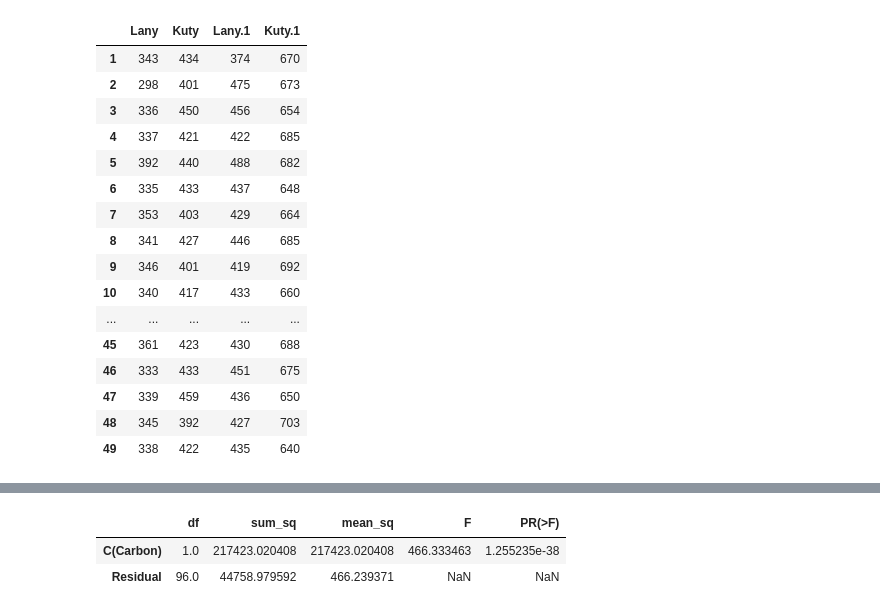
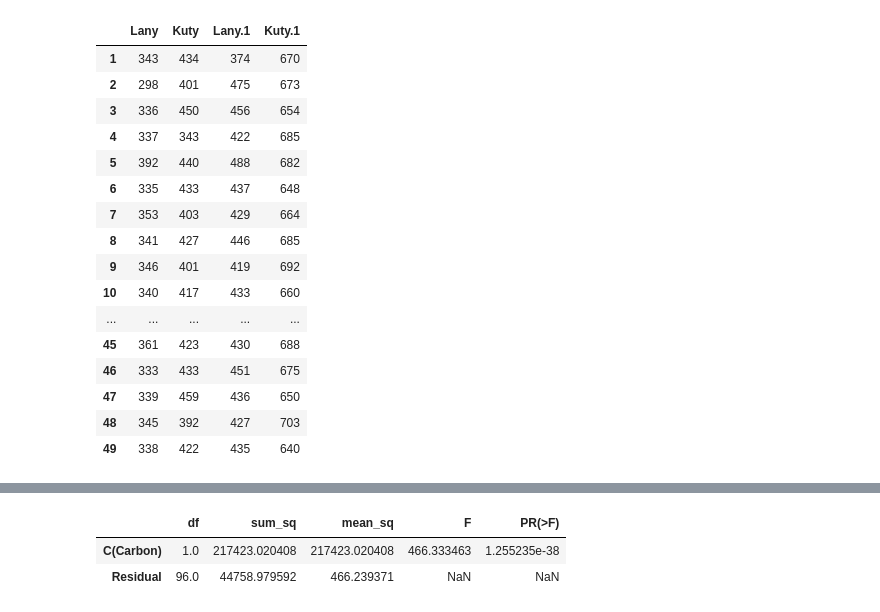
Before and after one commit to ironnext22/statystyczna-analiza-danych, a Jupyter notebook: stat 62.ipynb, the cells around one changed output, grey strips where cells are left out. Cells and saved outputs as stored; diff of their text form; code cells hidden in the pictures.

```diff
--- a/stat 62.ipynb
+++ b/stat 62.ipynb
@@ -6,39 +6,39 @@ import numpy as np
 import seaborn as sns
 from bioinfokit.analys import stat
 import pingouin as pg
-dane = pd.read_excel("B:/pobrane/Macierze_Twardości (1).xlsx")
+dane = pd.read_excel("C:/Users/wikto/Downloads/Macierze_Twardości (2).xlsx")
 pom = dane.drop(0)
 p = pom["Lany"].tolist()
 a= pom["Kuty"].tolist()
 b = pom["Lany.1"].tolist()
 c = pom["Kuty.1"].tolist()
 r = np.concatenate([p,b])
 r1 = np.concatenate([a,c])
 pom2 = pd.DataFrame({"twardość":r})
 pom3 = pd.DataFrame({"twardość":r1})
 p = ["Lany" for x in range(0,49)]
 a = ["Kuty" for x in range(0,49)]
 b = ["Lany" for x in range(0,49)]
 c = ["Kuty" for x in range(0,49)]
 r = np.concatenate([p,b])
 r1 = np.concatenate([a,c])
 pom2["stan"] = r
 pom3["stan"] = r1
 p = [0.8 for x in range(0,49)]
 a = [1.2 for x in range(0,49)]
 b = [0.8 for x in range(0,49)]
 c = [1.2 for x in range(0,49)]
 r = np.concatenate([p,a])
 r1 = np.concatenate([b,c])
 pom2["Zawartość węgla"] = r
 pom3["Zawartość węgla"] = r1
 pom
 # %% [output]
 |  | Lany | Kuty | Lany.1 | Kuty.1 |
 | 1 | 343 | 434 | 374 | 670 |
 | 2 | 298 | 401 | 475 | 673 |
 | 3 | 336 | 450 | 456 | 654 |
-| 4 | 337 | 421 | 422 | 685 |
+| 4 | 337 | 343 | 422 | 685 |
 | 5 | 392 | 440 | 488 | 682 |
 | 6 | 335 | 433 | 437 | 648 |
 | 7 | 353 | 403 | 429 | 664 |
```
Also changed, not shown: parts of 6 cells of this notebook, 4 other files.
